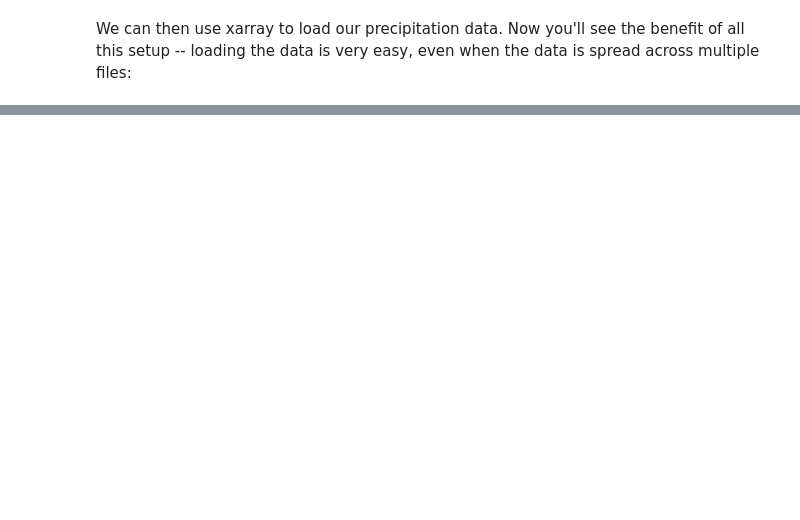
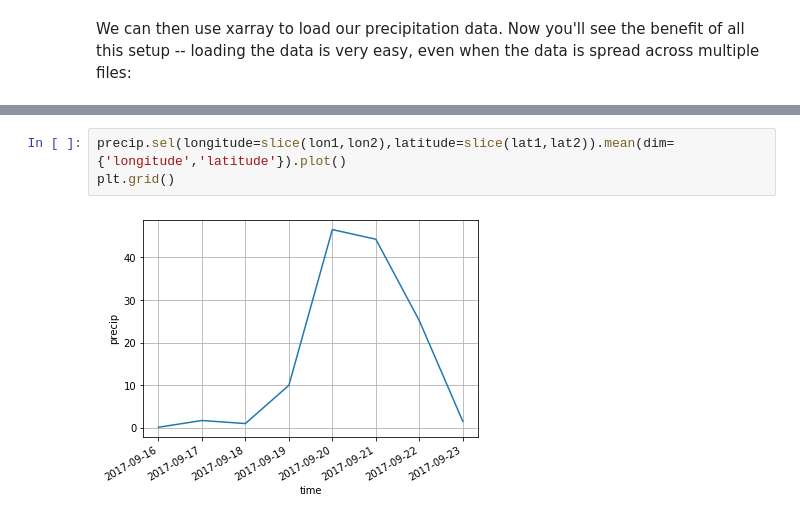
Before and after one commit to billboos/eps24fall2019, a Jupyter notebook: 01_Intro/01_Intro.ipynb, the cells around one changed output, grey strips where cells are left out. Cells and saved outputs as stored; diff of their text form; blank space fills up the shorter version.

```diff
--- a/01_Intro/01_Intro.ipynb
+++ b/01_Intro/01_Intro.ipynb
@@ -255,0 +327,5 @@ OSError: no files to open
+# %%
+precip.sel(longitude=slice(lon1,lon2),latitude=slice(lat1,lat2)).mean(dim={'longitude','latitude'}).plot()
+plt.grid()
+# %% [output]
+[figure, added]
```
Also changed, not shown: parts of 10 cells of this notebook.
